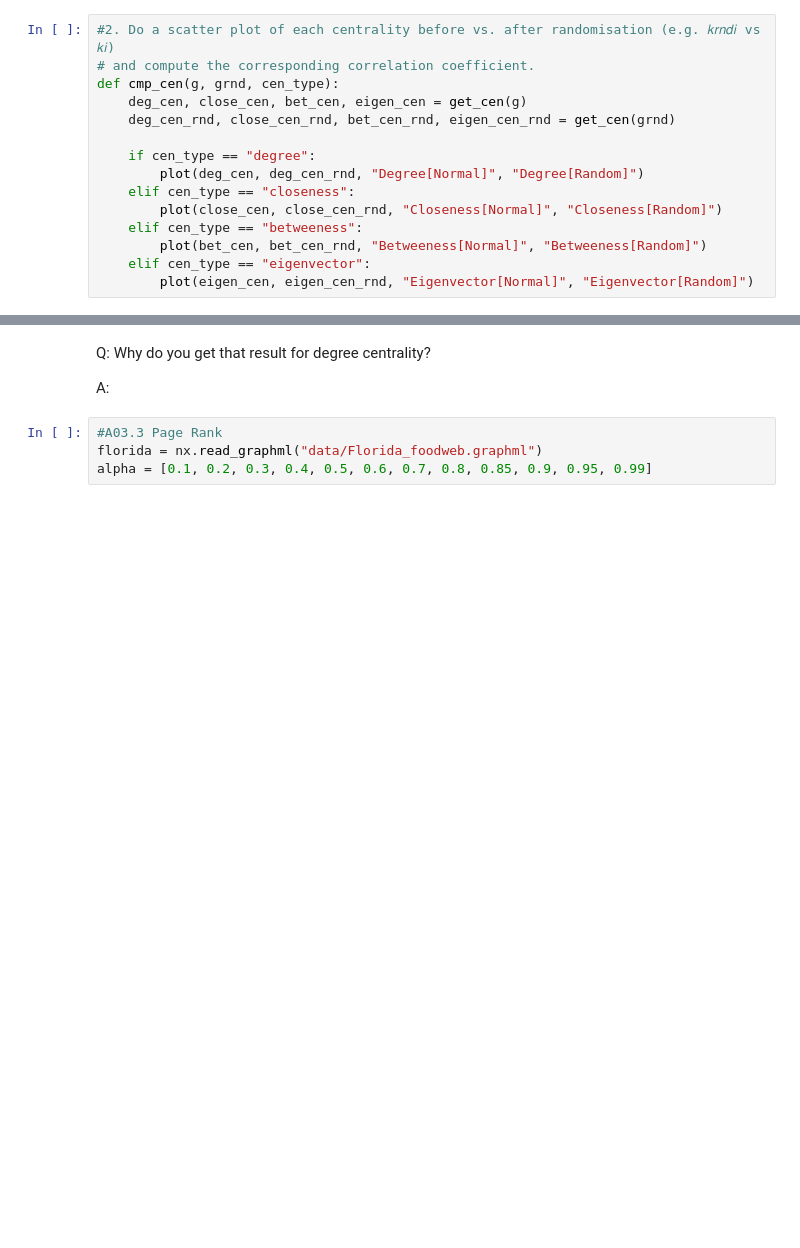
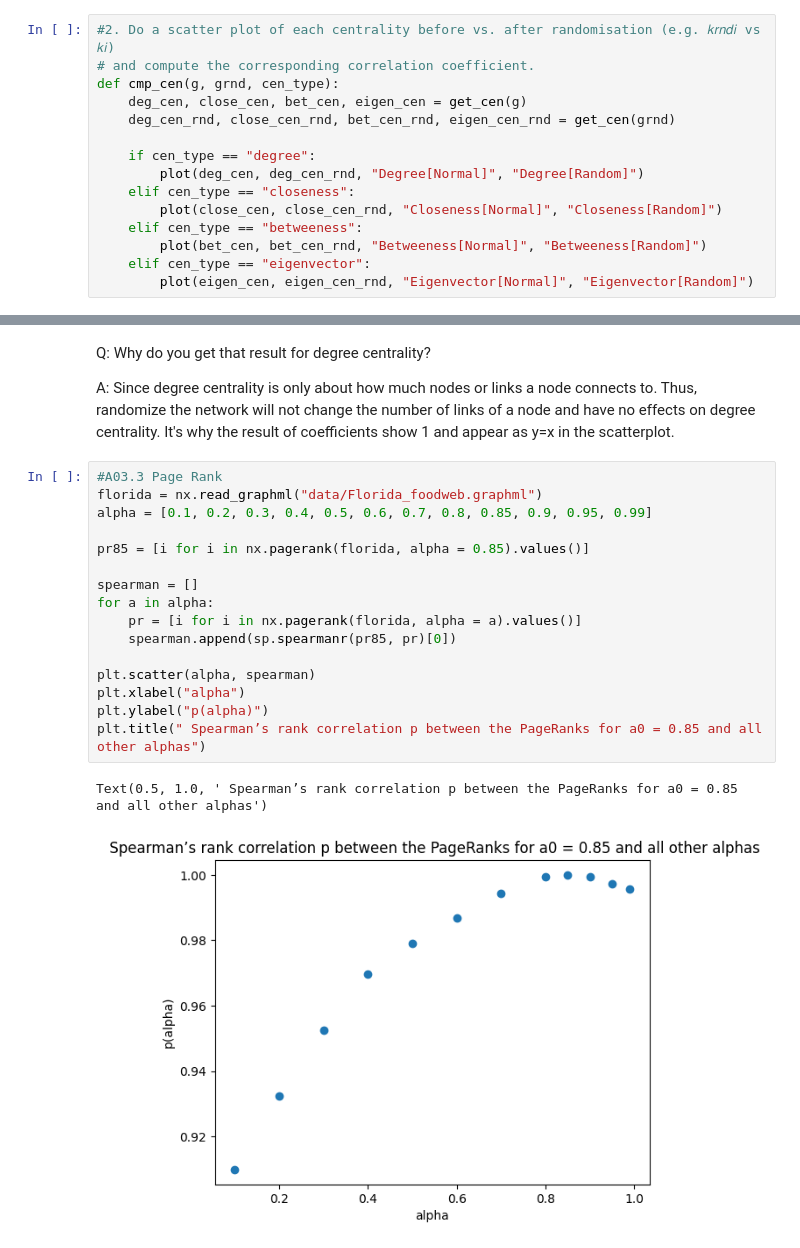
Before and after one commit to huyim/Netsci, a Jupyter notebook: Assi3/Hu_Yiming_EX3.ipynb, the cells around one changed output, grey strips where cells are left out. Saved outputs shown, nothing was run; the diff lists cells and outputs as text; blank space fills up the shorter version.

```diff
--- a/Assi3/Hu_Yiming_EX3.ipynb
+++ b/Assi3/Hu_Yiming_EX3.ipynb
@@ -167,8 +178,23 @@ cmp_cen(g_terrorists, grnd_terrorists, "eigenvector")
-# %% [markdown]
-Q: Why do you get that result for degree centrality?
-
-A:
+# %% [markdown]
+Q: Why do you get that result for degree centrality?
+
+A: Since degree centrality is only about how much nodes or links a node connects to. Thus, randomize the network will not change the number of links of a node and have no effects on degree centrality. It's why the result of coefficients show 1 and appear as y=x in the scatterplot.
 # %%
 #A03.3 Page Rank
 florida = nx.read_graphml("data/Florida_foodweb.graphml")
 alpha = [0.1, 0.2, 0.3, 0.4, 0.5, 0.6, 0.7, 0.8, 0.85, 0.9, 0.95, 0.99]
+
+pr85 = [i for i in nx.pagerank(florida, alpha = 0.85).values()]
+
+spearman = []
+for a in alpha:
+    pr = [i for i in nx.pagerank(florida, alpha = a).values()]
+    spearman.append(sp.spearmanr(pr85, pr)[0])
+
+plt.scatter(alpha, spearman)
+plt.xlabel("alpha")
+plt.ylabel("p(alpha)")
+plt.title(" Spearman’s rank correlation p between the PageRanks for a0 = 0.85 and all other alphas")
+# %% [output]
+Text(0.5, 1.0, ' Spearman’s rank correlation p between the PageRanks for a0 = 0.85 and all other alphas')
+[figure, added]
```
Also changed, not shown: parts of 5 cells of this notebook, 1 other file.
